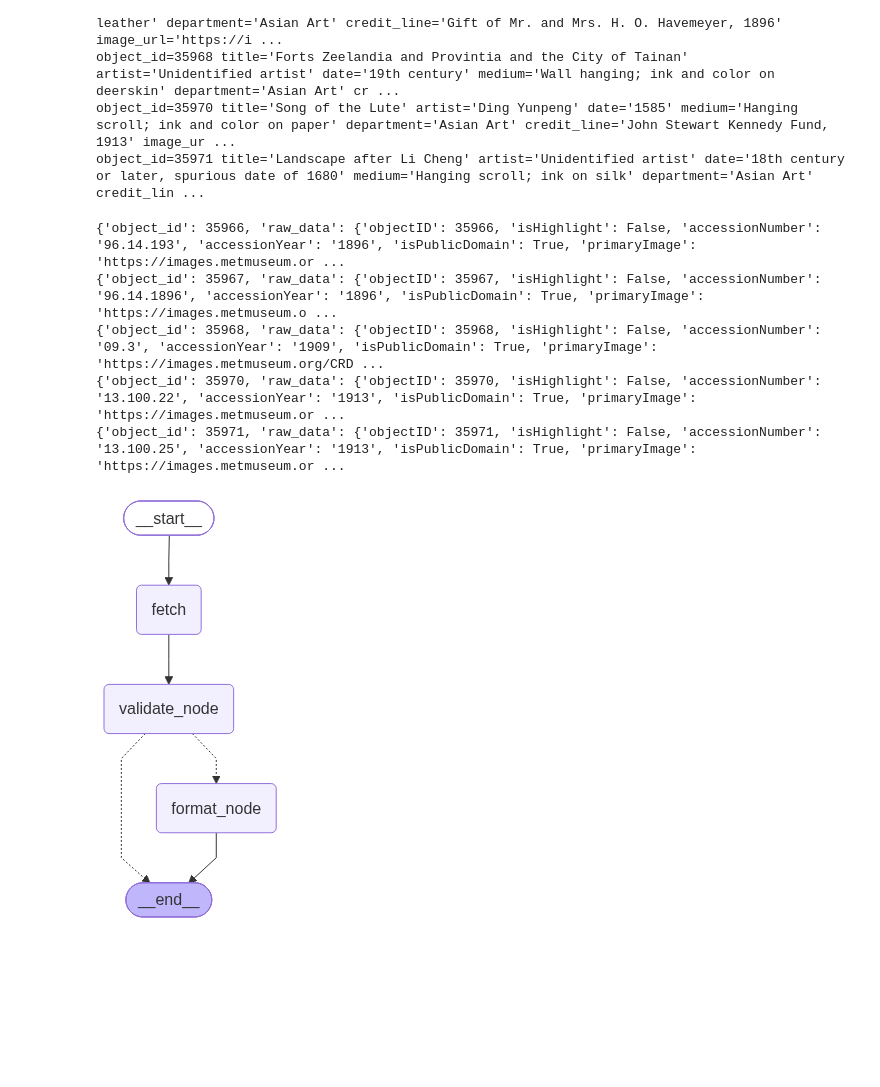
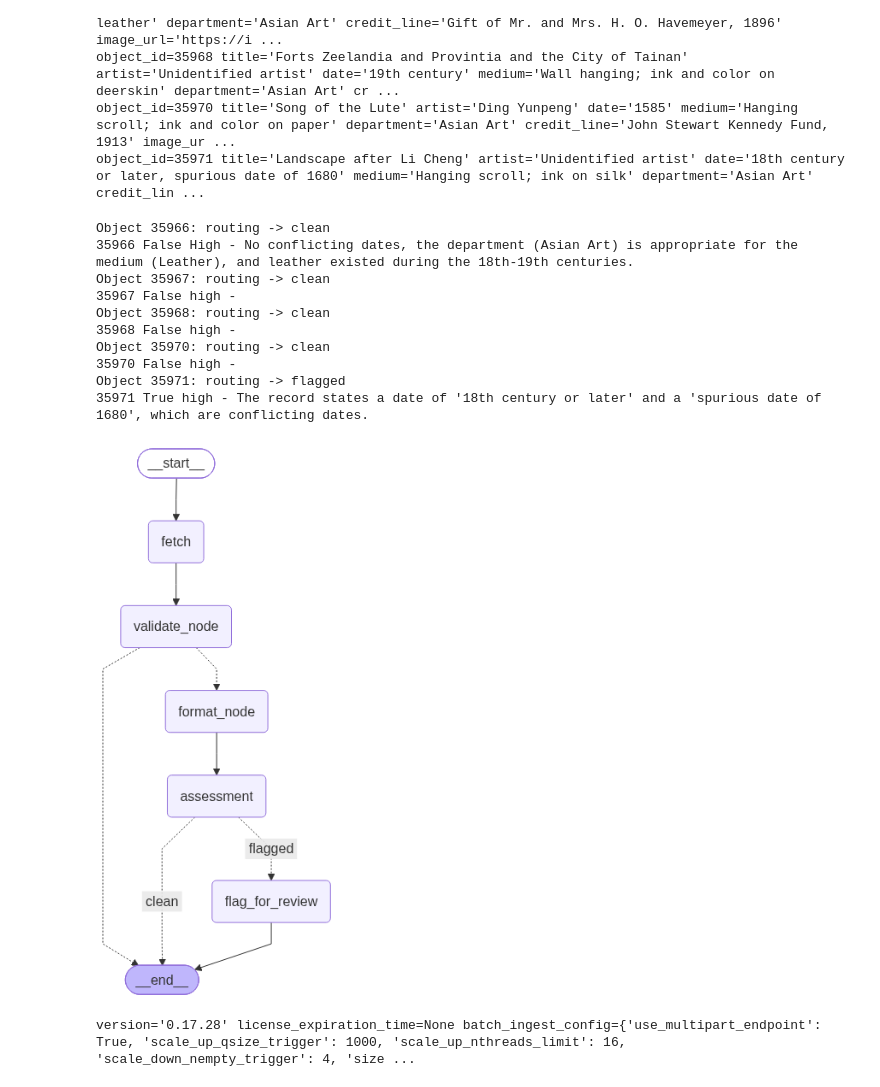
Before and after one commit to tastymrchef/Atelier, a Jupyter notebook: scripts/inspect_raw.ipynb, the cells around one changed output. Drawn from its saved outputs; the diff is of its cells as text; code cells hidden in the pictures; blank space fills up the shorter version.

Commit message:
Complete workflow with assessment and logic

```diff
--- a/scripts/inspect_raw.ipynb
+++ b/scripts/inspect_raw.ipynb
@@ -120,23 +120,49 @@ object_id=35968 title='Forts Zeelandia and Provintia and the City of Tainan' art
 object_id=35970 title='Song of the Lute' artist='Ding Yunpeng' date='1585' medium='Hanging scroll; ink and color on paper' department='Asian Art' credit_line='John Stewart Kennedy Fund, 1913' image_ur ...
 object_id=35971 title='Landscape after Li Cheng' artist='Unidentified artist' date='18th century or later, spurious date of 1680' medium='Hanging scroll; ink on silk' department='Asian Art' credit_lin ...
 # %%
+import sys
+sys.path.append("..")
+
 from dotenv import load_dotenv
 load_dotenv()
 
 from src.workflow import dossier_graph
 
+import logging
+logging.getLogger("langsmith").setLevel(logging.WARNING)
 
 
 for oid in sample_ids:
     result = dossier_graph.invoke({"object_id": oid, "raw_data": None, "error": None, "dossier": None})
-    print(result)
+    a = result["assessment"]
+    print(oid, a.flag, a.confidence, "-", a.reason)
 # %% [output]
-{'object_id': 35966, 'raw_data': {'objectID': 35966, 'isHighlight': False, 'accessionNumber': '96.14.193', 'accessionYear': '1896', 'isPublicDomain': True, 'primaryImage': 'https://images.metmuseum.or ...
-{'object_id': 35967, 'raw_data': {'objectID': 35967, 'isHighlight': False, 'accessionNumber': '96.14.1896', 'accessionYear': '1896', 'isPublicDomain': True, 'primaryImage': 'https://images.metmuseum.o ...
-{'object_id': 35968, 'raw_data': {'objectID': 35968, 'isHighlight': False, 'accessionNumber': '09.3', 'accessionYear': '1909', 'isPublicDomain': True, 'primaryImage': 'https://images.metmuseum.org/CRD ...
-{'object_id': 35970, 'raw_data': {'objectID': 35970, 'isHighlight': False, 'accessionNumber': '13.100.22', 'accessionYear': '1913', 'isPublicDomain': True, 'primaryImage': 'https://images.metmuseum.or ...
-{'object_id': 35971, 'raw_data': {'objectID': 35971, 'isHighlight': False, 'accessionNumber': '13.100.25', 'accessionYear': '1913', 'isPublicDomain': True, 'primaryImage': 'https://images.metmuseum.or ...
+Object 35966: routing -> clean
+35966 False High - No conflicting dates, the department (Asian Art) is appropriate for the medium (Leather), and leather existed during the 18th-19th centuries.
+Object 35967: routing -> clean
+35967 False high -
+Object 35968: routing -> clean
+35968 False high -
+Object 35970: routing -> clean
+35970 False high -
+Object 35971: routing -> flagged
+35971 True high - The record states a date of '18th century or later' and a 'spurious date of 1680', which are conflicting dates.
 # %%
+from dotenv import load_dotenv
+
+import sys
+sys.path.append("..")
+load_dotenv()
+
+from src.workflow import dossier_graph
+
 dossier_graph
 # %% [output]
-[figure, old version]
+[figure, new version]
+# %%
+from langsmith import Client
+
+client = Client()
+print(client.info)
+# %% [output]
+version='0.17.28' license_expiration_time=None batch_ingest_config={'use_multipart_endpoint': True, 'scale_up_qsize_trigger': 1000, 'scale_up_nthreads_limit': 16, 'scale_down_nempty_trigger': 4, 'size ...
```
Also changed, not shown: parts of 2 cells of this notebook, 2 other files.
